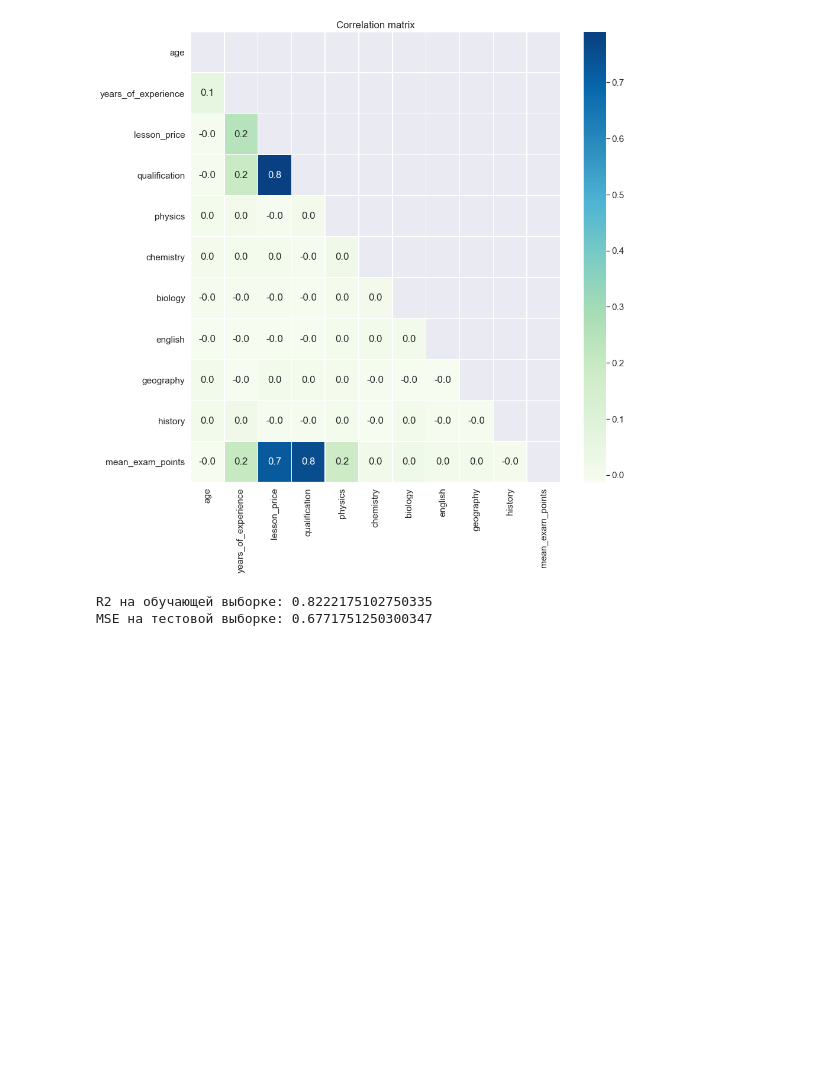
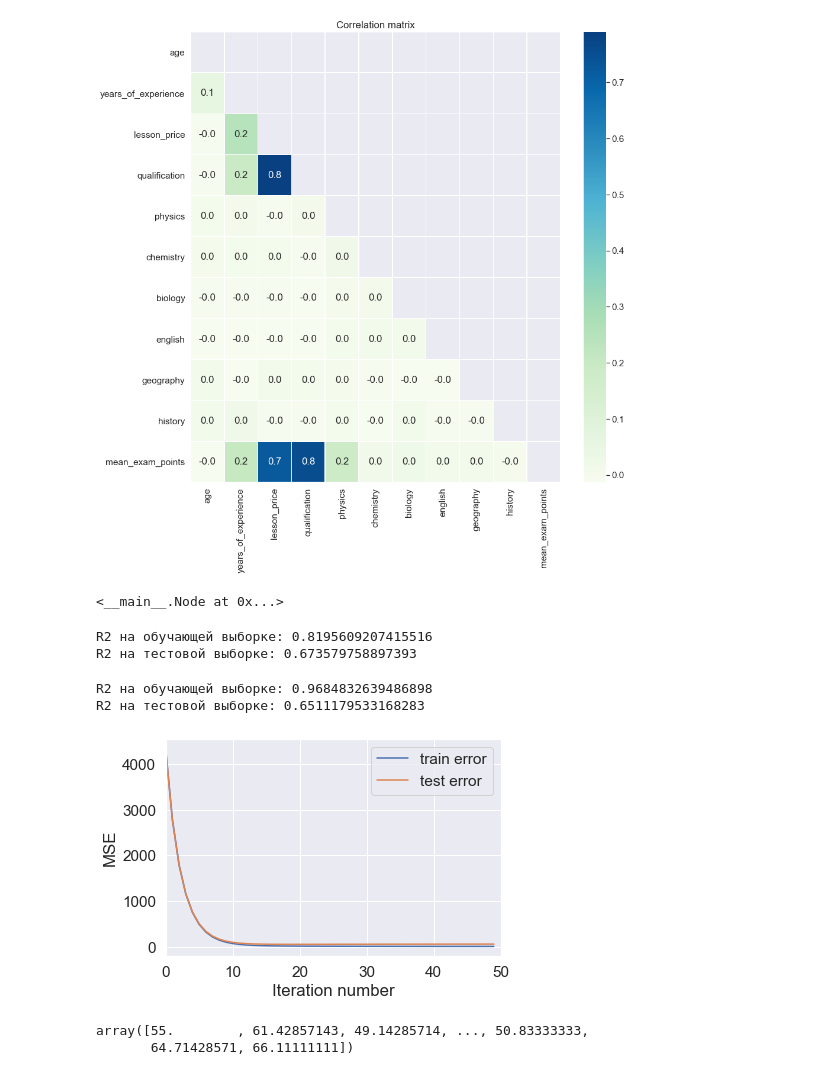
Before and after one commit to Aleksei741/Python_Lesson, a Jupyter notebook: Алгоритмы анализа данных/Lesson_8/Cource_project.ipynb, the cells around one changed output. Cells and saved outputs as stored; diff of their text form; code cells hidden in the pictures; blank space fills up the shorter version.

```diff
--- a/Алгоритмы анализа данных/Lesson_8/Untitled.ipynb
+++ b/Алгоритмы анализа данных/Lesson_8/Cource_project.ipynb
@@ -312,12 +312,12 @@ def build_tree(data, labels):
 """
 
 
-def build_tree(data, labels):
+def build_tree(data, labels, max_deep=100, deep=0):
 
-    quality, t, index = find_best_split_reg(data, labels)
+    quality, t, index = find_best_split(data, labels)
 
     #  Базовый случай - прекращаем рекурсию, когда нет прироста в качества
-    if quality == 0:
+    if quality == 0 or (deep >= max_deep):
         return Leaf(data, labels)
 
     true_data, false_data, true_labels, false_labels = split(data, labels, index, t)
@@ -338,25 +338,29 @@ def predict_object(obj, node):
         return answer
 
     if obj[node.index] <= node.t:
-        return classify_object(obj, node.true_branch)
+        return predict_object(obj, node.true_branch)
     else:
-        return classify_object(obj, node.false_branch)
+        return predict_object(obj, node.false_branch)
 
 
-def predict(data, tree):
+def predict(tree, data):
 
-    mas = []
+    classes = []
     for obj in data:
-        mas.append(predict_object(obj, tree))
-    return np.array(mas)
+        prediction = predict_object(obj, tree)
+        classes.append(prediction)
+    return np.array(classes)
 # %%
-my_tree = build_tree(X_train, y_train)
+my_tree = build_tree(X_train, y_train, max_deep=5)
+my_tree
+# %% [output]
+<__main__.Node at 0x...>
 # %%
-y_train_predict = predict(X_train, my_tree)
+y_train_predict = predict(my_tree, X_train)
 print('R2 на обучающей выборке:', R2Square(y_train, y_train_predict))
 
-y_test_predict = predict(X_test, my_tree)
-print('MSE на тестовой выборке:', R2Square(y_test, y_test_predict))
+y_test_predict = predict(my_tree, X_test)
+print('R2 на тестовой выборке:', R2Square(y_test, y_test_predict))
 # %% [output]
-R2 на обучающей выборке: 0.8222175102750335
-MSE на тестовой выборке: 0.6771751250300347
+R2 на обучающей выборке: 0.8195609207415516
+R2 на тестовой выборке: 0.673579758897393
@@ -362,0 +416,43 @@ MSE на тестовой выборке: 0.6771751250300347
+# %%
+# Число деревьев в ансамбле
+n_trees = 50
+
+# для простоты примем коэффициенты равными 1
+coefs = [1] * n_trees
+
+# Максимальная глубина деревьев
+max_depth = 10
+
+# Шаг
+eta = 0.2
+
+trees, train_errors, test_errors = gb_fit(n_trees, max_depth, X_train, X_test, y_train, y_test, coefs, eta)
+# %%
+y_train_predict = gb_predict(X_train, trees, coefs, eta)
+print('R2 на обучающей выборке:', R2Square(y_train, y_train_predict))
+y_test_predict = gb_predict(X_test, trees, coefs, eta)
+print('R2 на тестовой выборке:', R2Square(y_test, y_test_predict))
+# %% [output]
+R2 на обучающей выборке: 0.9684832639486898
+R2 на тестовой выборке: 0.6511179533168283
+# %%
+def get_error_plot(n_trees, train_err, test_err):
+    plt.xlabel('Iteration number')
+    plt.ylabel('MSE')
+    plt.xlim(0, n_trees)
+    plt.plot(list(range(n_trees)), train_err, label='train error')
+    plt.plot(list(range(n_trees)), test_err, label='test error')
+    plt.legend(loc='upper right')
+    plt.show()
+# %%
+get_error_plot(n_trees, train_errors, test_errors)
+# %% [output]
+[figure, added]
+# %%
+test_data_val = test_data.values
+result = predict(my_tree, test_data_val)
+#result = gb_predict(test_data_val, trees, coefs, eta)
+result
+# %% [output]
+array([55.        , 61.42857143, 49.14285714, ..., 50.83333333,
+       64.71428571, 66.11111111])
```
Also changed, not shown: parts of 5 cells of this notebook, 1 other file.
